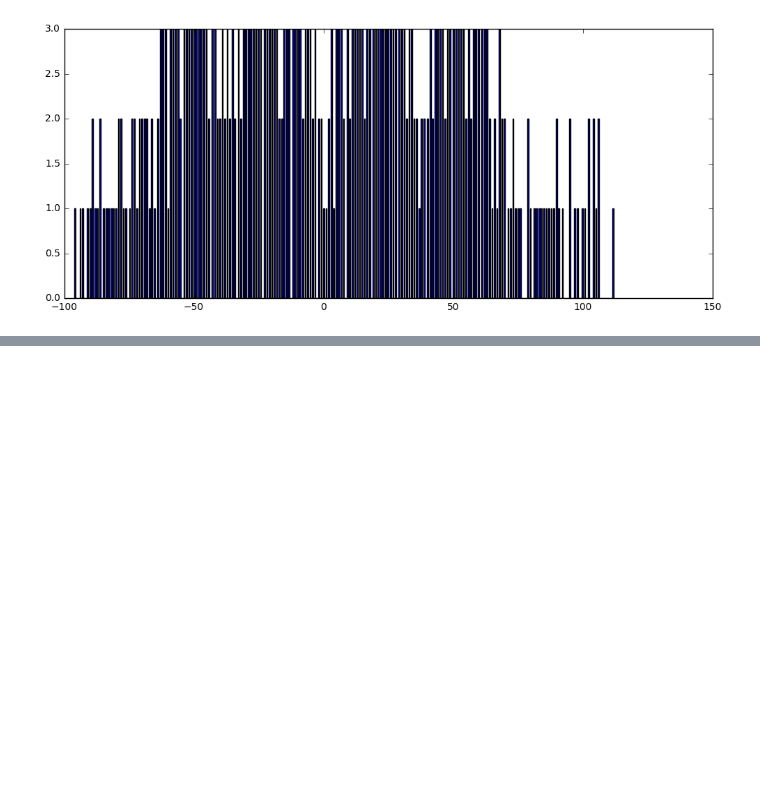
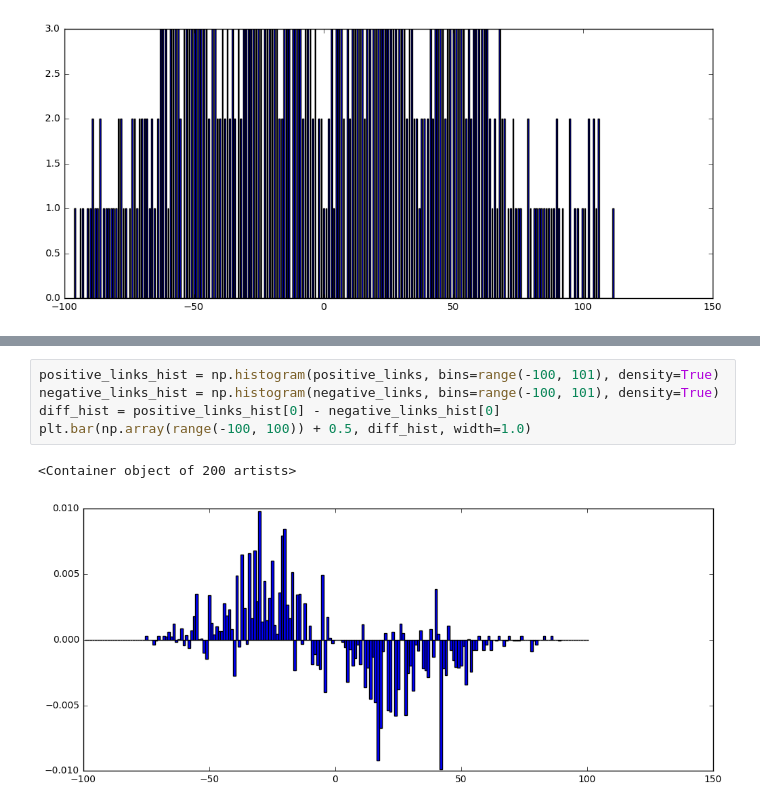
Before and after one commit to mrlovre/diplomski, a Jupyter notebook: ipynb/dipl_03.ipynb, the cells around one changed output, grey strips where cells are left out. Cells and saved outputs as stored; diff of their text form; blank space fills up the shorter version.

```diff
--- a/ipynb/dipl_03.ipynb
+++ b/ipynb/dipl_03.ipynb
@@ -424,0 +646,8 @@ plt.hist(list(a), bins=len(a));
+# %%
+positive_links_hist = np.histogram(positive_links, bins=range(-100, 101), density=True)
+negative_links_hist = np.histogram(negative_links, bins=range(-100, 101), density=True)
+diff_hist = positive_links_hist[0] - negative_links_hist[0]
+plt.bar(np.array(range(-100, 100)) + 0.5, diff_hist, width=1.0)
+# %% [output]
+<Container object of 200 artists>
+[figure, added]
```
Also changed, not shown: parts of 14 cells of this notebook, 2 other files.
